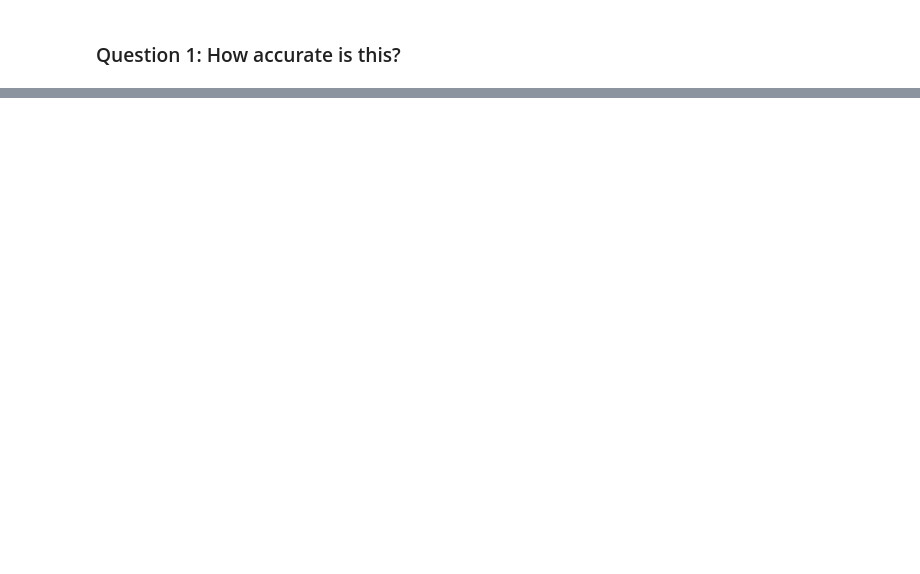
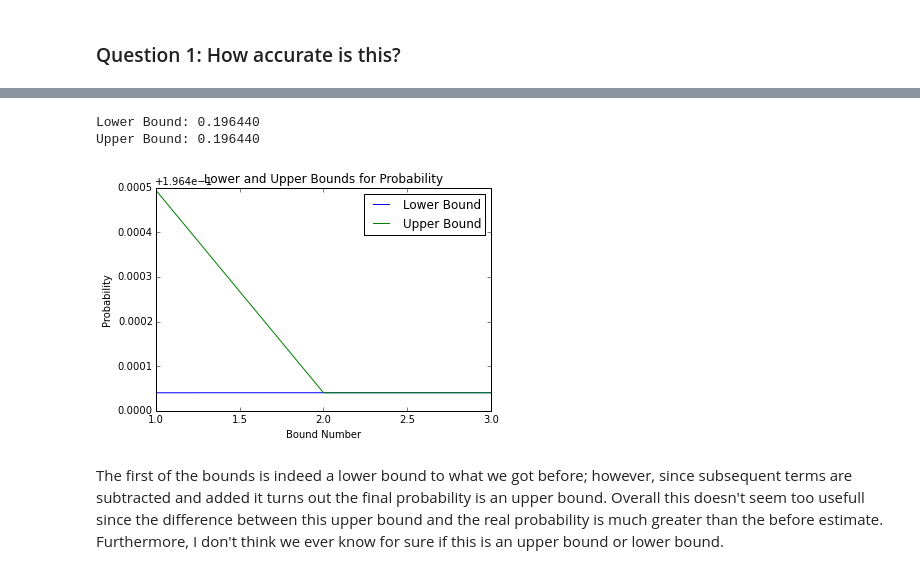
Before and after one commit to IanChar/AutomataGrowth, a Jupyter notebook: notebooks/SubstringProbabilityModel_April162017.ipynb, the cells around one changed output, grey strips where cells are left out. Drawn from its saved outputs; the diff is of its cells as text; code cells hidden in the pictures; blank space fills up the shorter version.

```diff
--- a/notebooks/SubstringProbabilityModel_April162017.ipynb
+++ b/notebooks/SubstringProbabilityModel_April162017.ipynb
@@ -221,0 +392,64 @@ This is close to what we found above but a bit off.
+# %%
+# Constants
+STRING_LENGTH = 50
+MATCH_SIZE = 20
+SUM_MAX = 6
+ALPHABET_SIZE = 4
+
+# Taken from http://stackoverflow.com/questions/4941753/is-there-a-math-ncr-function-in-python
+def ncr(n, r):
+    r = min(r, n-r)
+    if r == 0:
+        return 1
+    numer = reduce(op.mul, xrange(n, n-r, -1))
+    denom = reduce(op.mul, xrange(1, r+1))
+    return numer / denom
+
+def get_Nc(c, a):
+    total = (2 ** c - 1) ** a
+    for j in range(c):
+        total -= ncr(c, j) * (2 ** a - 1) ** j
+    return total
+
+def get_theoretical_prob(c, a):
+    return 1 - get_Nc(c, a) / ((2 ** a - 1) ** c)
+
+def get_sr(r):
+    to_return = ncr(STRING_LENGTH - MATCH_SIZE, r)
+    to_return *= get_theoretical_prob(r + 1, ALPHABET_SIZE) ** MATCH_SIZE
+    return to_return
+
+def get_lower_and_upper_bounds(bound_max):
+    lower = []
+    upper = []
+    total = 0
+    for i in range(1, bound_max + 1):
+        if i % 2 == 0:
+            total -= get_sr(i)
+            lower.append(total)
+        else:
+            total += get_sr(i)
+            upper.append(total)
+    return (lower, upper)
+
+def plot_lower_and_upper():
+    lower, upper = get_lower_and_upper_bounds(SUM_MAX)
+    low_max, high_min = max(lower), min(upper)
+    print 'Lower Bound: %f' % low_max
+    print 'Upper Bound: %f' % high_min
+
+    plt.plot(range(1, len(lower) + 1), lower, label='Lower Bound')
+    plt.plot(range(1, len(upper) + 1), upper, label='Upper Bound')
+    plt.legend(loc='upper right')
+    plt.title('Lower and Upper Bounds for Probability')
+    plt.xlabel('Bound Number')
+    plt.ylabel('Probability')
+    plt.show()
+
+plot_lower_and_upper()
+# %% [output]
+Lower Bound: 0.196440
+Upper Bound: 0.196440
+[figure, added]
+# %% [markdown]
+The first of the bounds is indeed a lower bound to what we got before; however, since subsequent terms are subtracted and added it turns out the final probability is an upper bound. Overall this doesn't seem too usefull since the difference between this upper bound and the real probability is much greater than the before estimate. Furthermore, I don't think we ever know for sure if this is an upper bound or lower bound.
```
Also changed, not shown: parts of 18 cells of this notebook, 1 other file.
